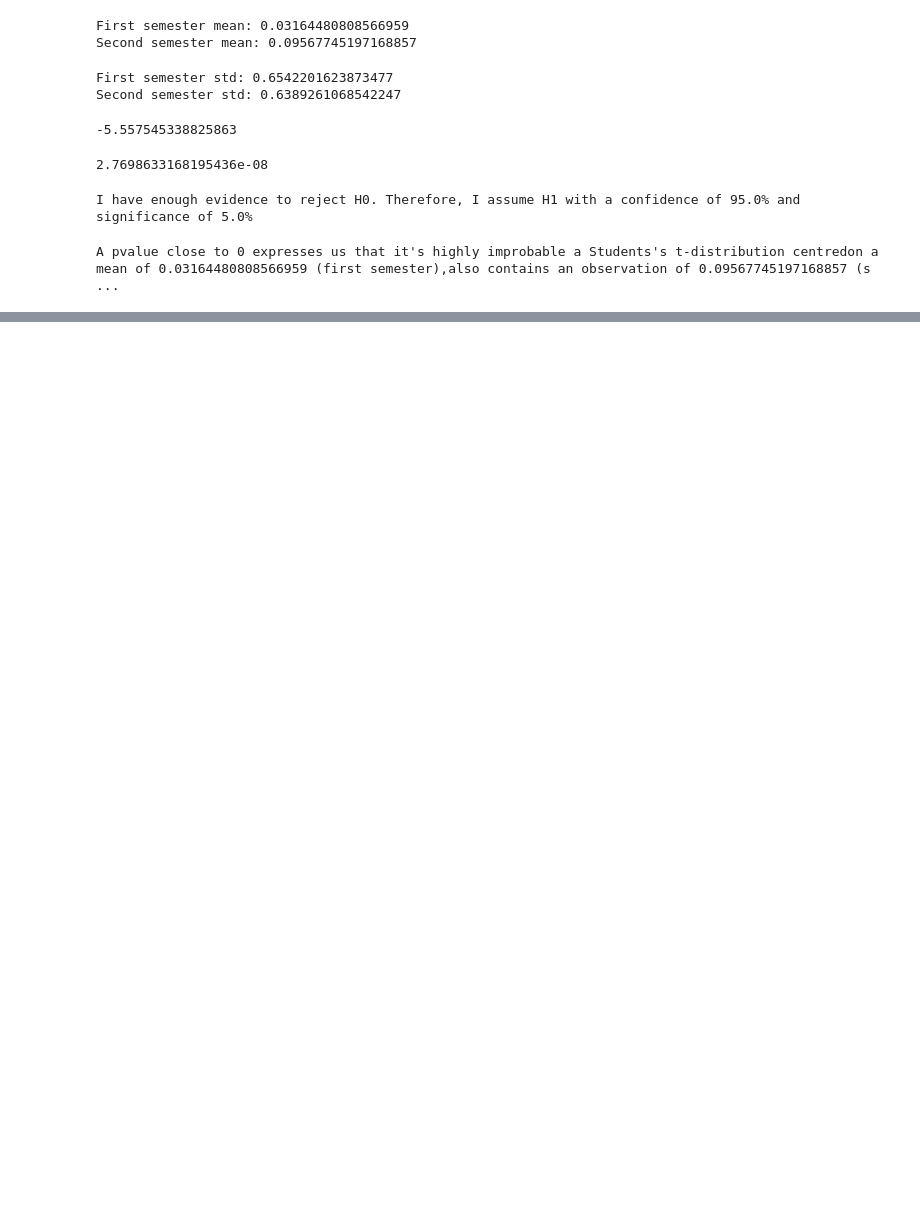
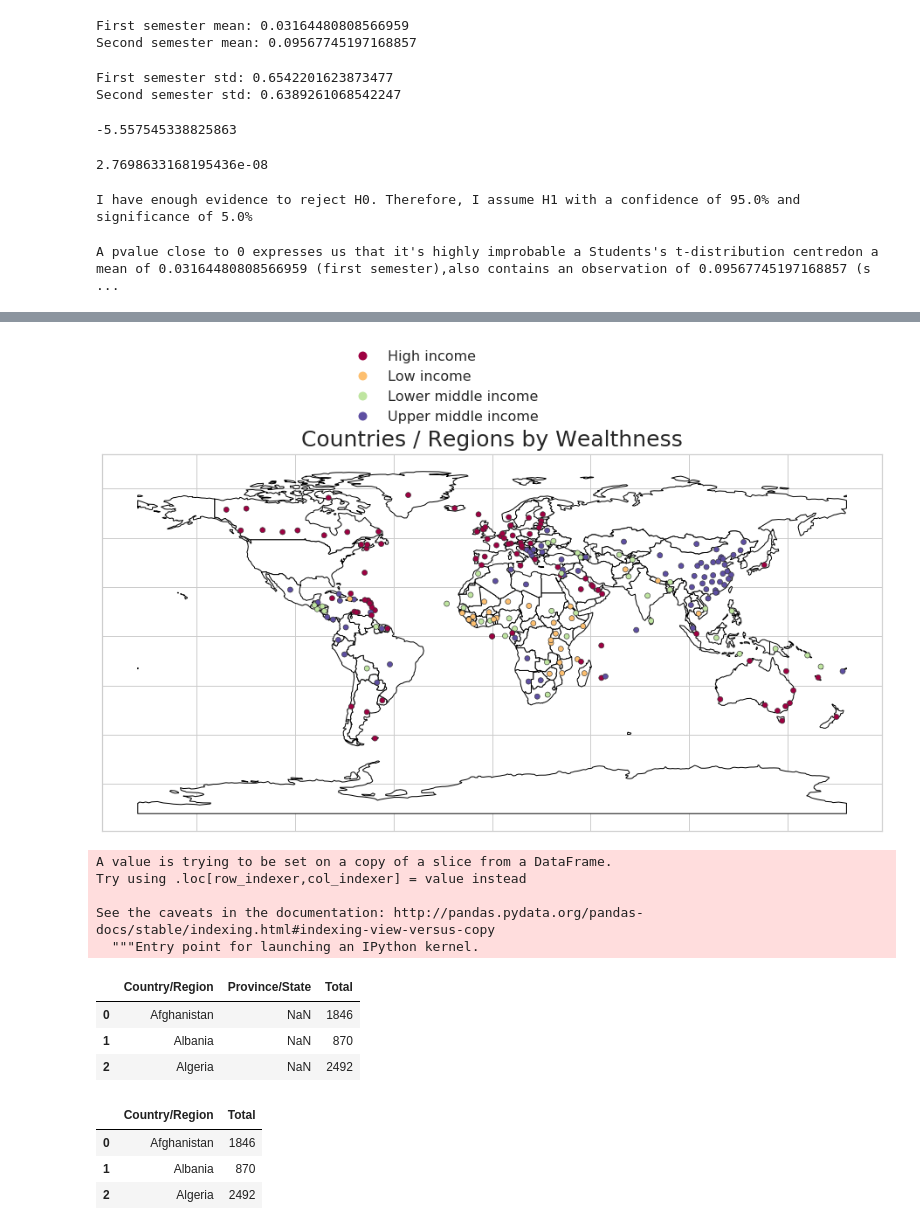
Before and after one commit to lveagithub/barcelonads, a Jupyter notebook: ThirdAssigment/Assignment_III.ipynb, the cells around one changed output, grey strips where cells are left out. Cells and saved outputs as stored; diff of their text form; code cells hidden in the pictures; blank space fills up the shorter version.

```diff
--- a/ThirdAssigment/Assignment_III.ipynb
+++ b/ThirdAssigment/Assignment_III.ipynb
@@ -289,0 +385,4 @@ A pvalue close to 0 expresses us that it's highly improbable a Students's t-dist
+# %%
+dfCovid19GlobalDeaths_geo_demo = pd.merge(dfCovid19GlobalDeaths_georeference, dfDemograpgics, left_on=  ['Country/Region'],
+                   right_on= ['Country Name'],
+                   how = 'inner')
@@ -289,0 +396,20 @@ A pvalue close to 0 expresses us that it's highly improbable a Students's t-dist
+# %%
+#Using geopandas
+world = gpd.read_file(gpd.datasets.get_path('naturalearth_lowres'))
+
+fig, ax = plt.subplots(1, figsize=(16,16))
+
+ax = world.plot(ax=ax, color='white', edgecolor='black')
+
+dfCovid19GlobalDeaths_geo_demo.plot(column='Income Group', categorical=True, cmap='Spectral', linewidth=.6, edgecolor='0.2',
+         legend=True, legend_kwds={'bbox_to_anchor':(.3, 1.05),'fontsize':16,'frameon':False}, ax=ax)
+
+ax.tick_params(
+    axis='both', bottom=False, left=False,
+    labelbottom=False, labelleft=False)
+
+ax.set_title('Countries / Regions by Wealthness', fontsize=25, pad=10)
+
+plt.show()
+# %% [output]
+[figure, added]
@@ -289,0 +423,23 @@ A pvalue close to 0 expresses us that it's highly improbable a Students's t-dist
+# %%
+dfCovid19GlobalDeathsLast['Total'] = totalDeathList
+# %% [output]
+A value is trying to be set on a copy of a slice from a DataFrame.
+Try using .loc[row_indexer,col_indexer] = value instead
+
+See the caveats in the documentation: http://pandas.pydata.org/pandas-docs/stable/indexing.html#indexing-view-versus-copy
+  """Entry point for launching an IPython kernel.
+# %%
+dfCovid19GlobalDeathsLast.head(3)
+# %% [output]
+|  | Country/Region | Province/State | Total |
+| 0 | Afghanistan | NaN | 1846 |
+| 1 | Albania | NaN | 870 |
+| 2 | Algeria | NaN | 2492 |
+# %%
+dfCovid19GlobalDeathsLast = dfCovid19GlobalDeathsLast.groupby('Country/Region').sum().reset_index()
+dfCovid19GlobalDeathsLast.head(3)
+# %% [output]
+|  | Country/Region | Total |
+| 0 | Afghanistan | 1846 |
+| 1 | Albania | 870 |
+| 2 | Algeria | 2492 |
```
Also changed, not shown: parts of 33 cells of this notebook, 10 other files.
